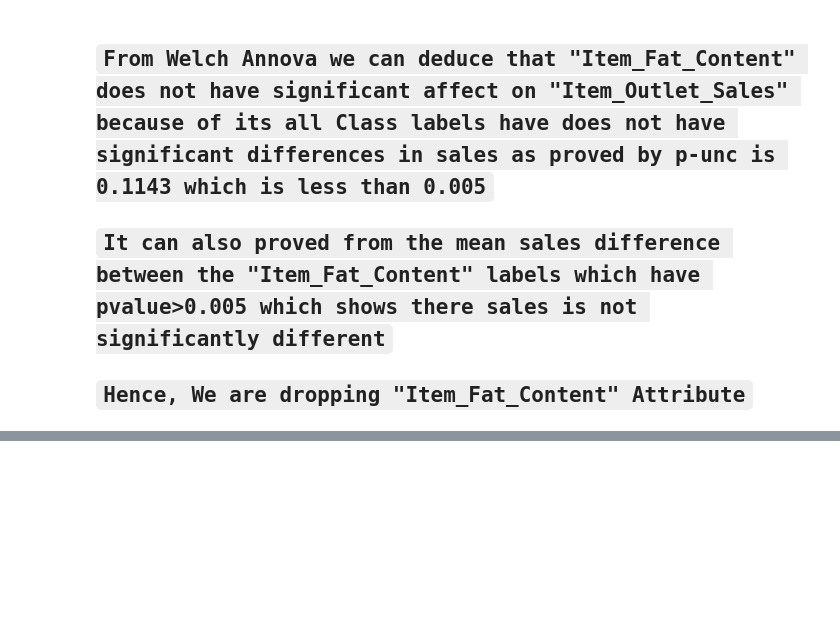
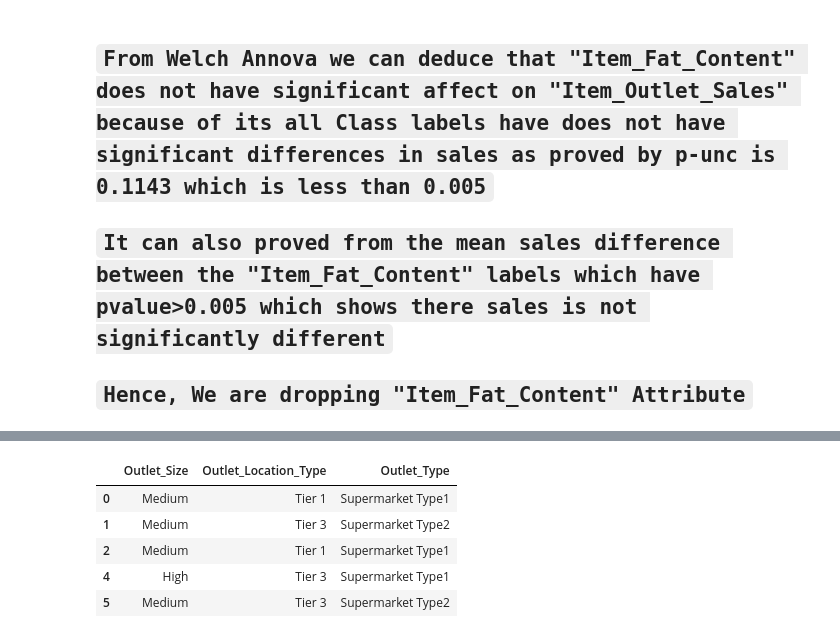
Before and after one commit to Gourav052003/Data-Driven-Sales-Forecasting-for-Big-Mart-Retail-Outlets, a Jupyter notebook: Big-Mart-Sales-Prediction.ipynb, the cells around one changed output, grey strips where cells are left out. Drawn from its saved outputs; the diff is of its cells as text; code cells hidden in the pictures; blank space fills up the shorter version.

```diff
--- a/Big-Mart-Sales-Prediction.ipynb
+++ b/Big-Mart-Sales-Prediction.ipynb
@@ -588,0 +643,10 @@ pg.pairwise_gameshowell(dv="Item_Outlet_Sales", between="Item_Fat_Content",data
+# %%
+ordinal_attributes = object_attributes.iloc[:,2:]
+ordinal_attributes.head()
+# %% [output]
+|  | Outlet_Size | Outlet_Location_Type | Outlet_Type |
+| 0 | Medium | Tier 1 | Supermarket Type1 |
+| 1 | Medium | Tier 3 | Supermarket Type2 |
+| 2 | Medium | Tier 1 | Supermarket Type1 |
+| 4 | High | Tier 3 | Supermarket Type1 |
+| 5 | Medium | Tier 3 | Supermarket Type2 |
```
Also changed, not shown: parts of 11 cells of this notebook, 1 other file.
